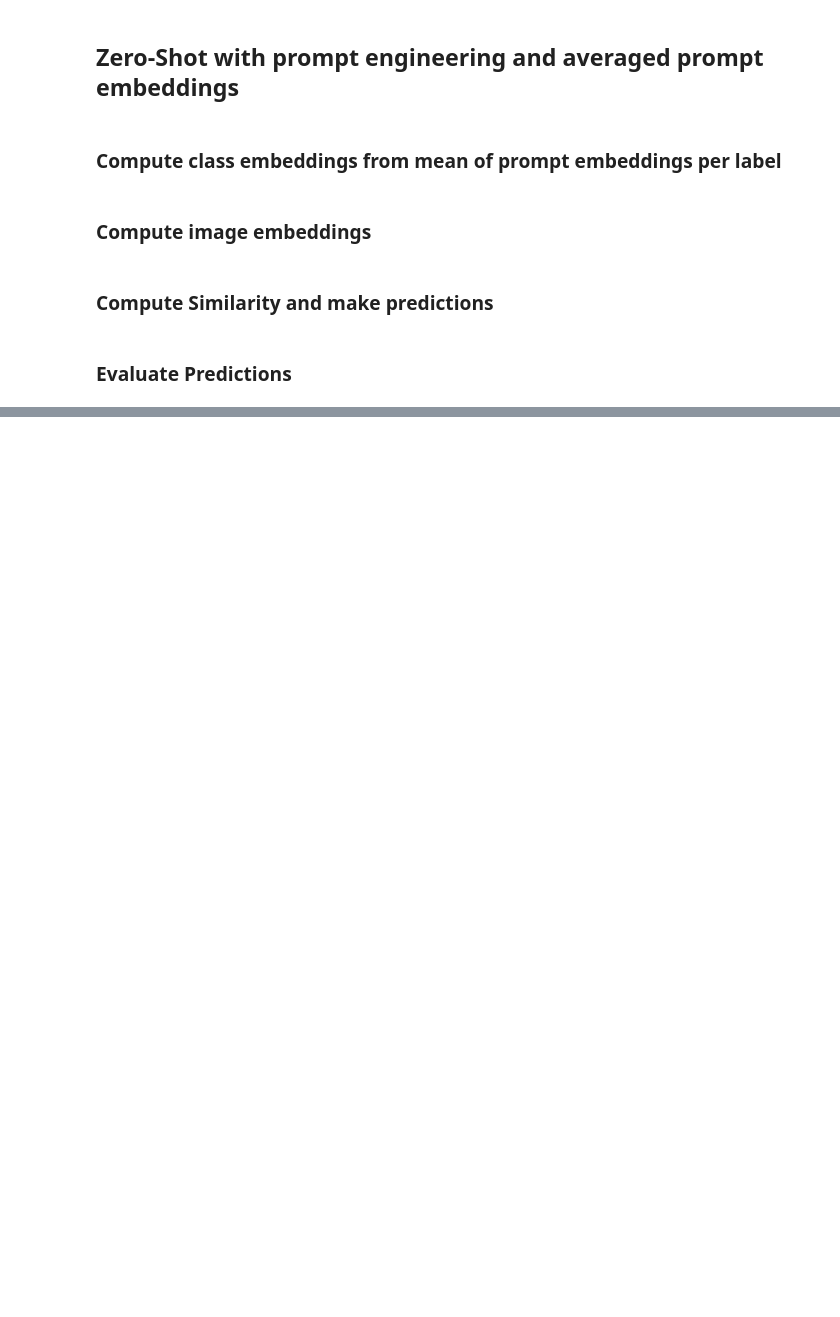
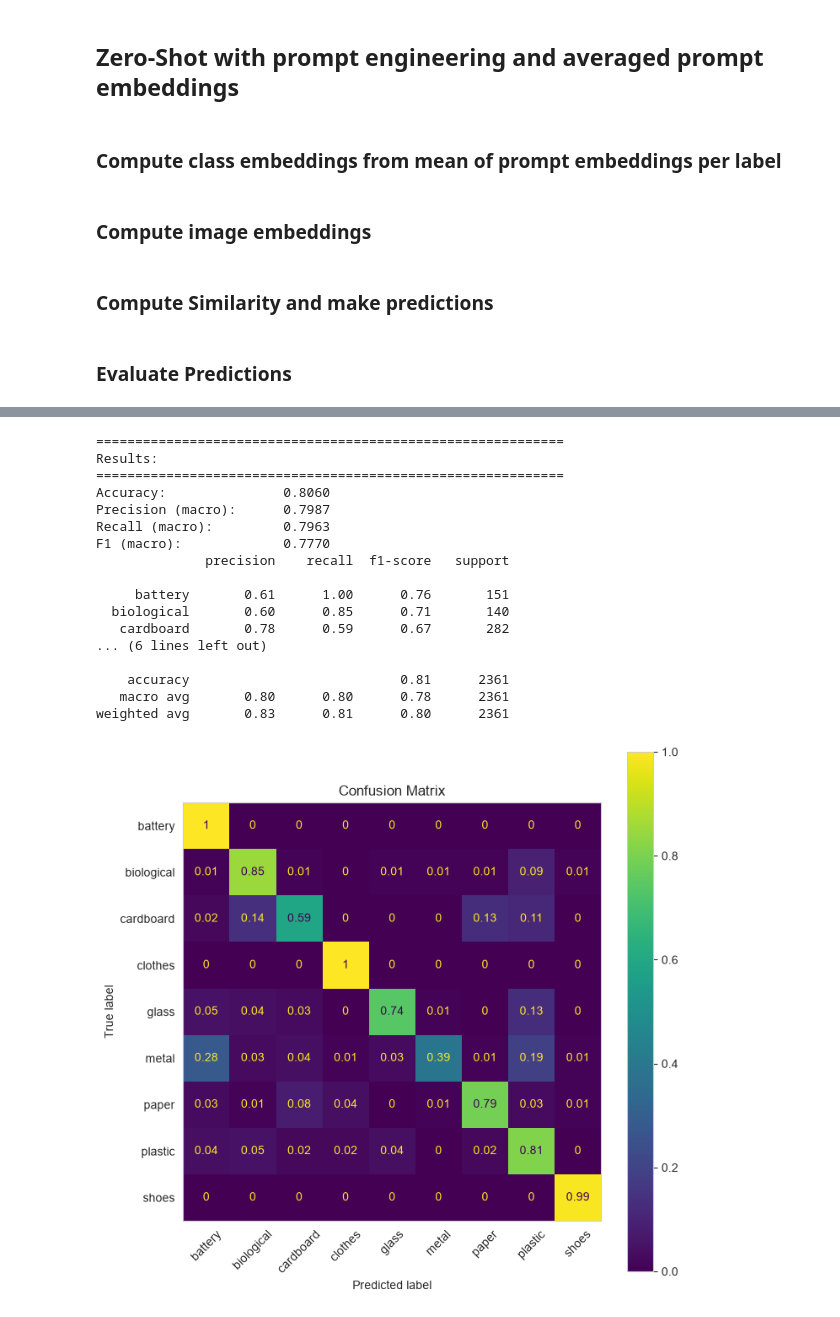
Before and after one commit to Nello-pn/trashCLIP, a Jupyter notebook: CLIP_ZeroShot.ipynb, the cells around one changed output, grey strips where cells are left out. Saved outputs shown, nothing was run; the diff lists cells and outputs as text; code cells hidden in the pictures; blank space fills up the shorter version.

```diff
--- a/CLIP_ZeroShot.ipynb
+++ b/CLIP_ZeroShot.ipynb
@@ -447,0 +471,21 @@ weighted avg       0.80      0.77      0.77      2452
+# %%
+from transformers import CLIPVisionModelWithProjection
+from torch.utils.data import DataLoader
+
+vision_model = CLIPVisionModelWithProjection.from_pretrained("openai/clip-vit-base-patch32")
+
+# create DataLoader for processing in batches
+no_trash_set.set_format("torch", columns=["pixel_values"], output_all_columns=True)
+loader = DataLoader(no_trash_set, batch_size=32, num_workers=4) # type: ignore
+
+all_embeds = []
+
+for batch in loader:
+    with torch.no_grad():
+        outputs = vision_model(batch["pixel_values"])
+    image_embeds = outputs.image_embeds
+    image_embeds = image_embeds / image_embeds.norm(dim=-1, keepdim=True)
+
+    all_embeds.append(image_embeds)
+
+image_embeddings = torch.cat(all_embeds)
@@ -447,0 +494,16 @@ weighted avg       0.80      0.77      0.77      2452
+# %%
+from transformers import CLIPModel
+model = CLIPModel.from_pretrained("openai/clip-vit-base-patch32")
+
+logit_scale = model.logit_scale.exp()
+logits_per_image = logit_scale * image_embeddings @ class_embeddings_no_trash.T  # shape (batch_size, num_labels)
+
+probs = logits_per_image.softmax(dim=-1)
+predictions = probs.argmax(dim=-1)
+# %%
+# predictions
+predicted_labels = [labels[id] for id in predictions]
+
+# ground thruth
+true_labels = list(no_trash_set["label"])
+true_labels_text = [labels[id] for id in true_labels]
@@ -447,0 +526,25 @@ weighted avg       0.80      0.77      0.77      2452
+# %%
+# Print metric scores
+metrics_dict_mean_embeddings = evaluate_predictions(true_labels_text, predicted_labels)
+
+# Plot Confusion Matrix
+plot_conf_matrix(true_labels_text, predicted_labels, display_labels=labels[:-1])
+# %% [output]
+============================================================
+Results:
+============================================================
+Accuracy:               0.8060
+Precision (macro):      0.7987
+Recall (macro):         0.7963
+F1 (macro):             0.7770
+              precision    recall  f1-score   support
+
+     battery       0.61      1.00      0.76       151
+  biological       0.60      0.85      0.71       140
+   cardboard       0.78      0.59      0.67       282
+... (6 lines left out)
+
+    accuracy                           0.81      2361
+   macro avg       0.80      0.80      0.78      2361
+weighted avg       0.83      0.81      0.80      2361
+[figure, added]
```
Also changed, not shown: parts of 14 cells of this notebook, 1 other file.
